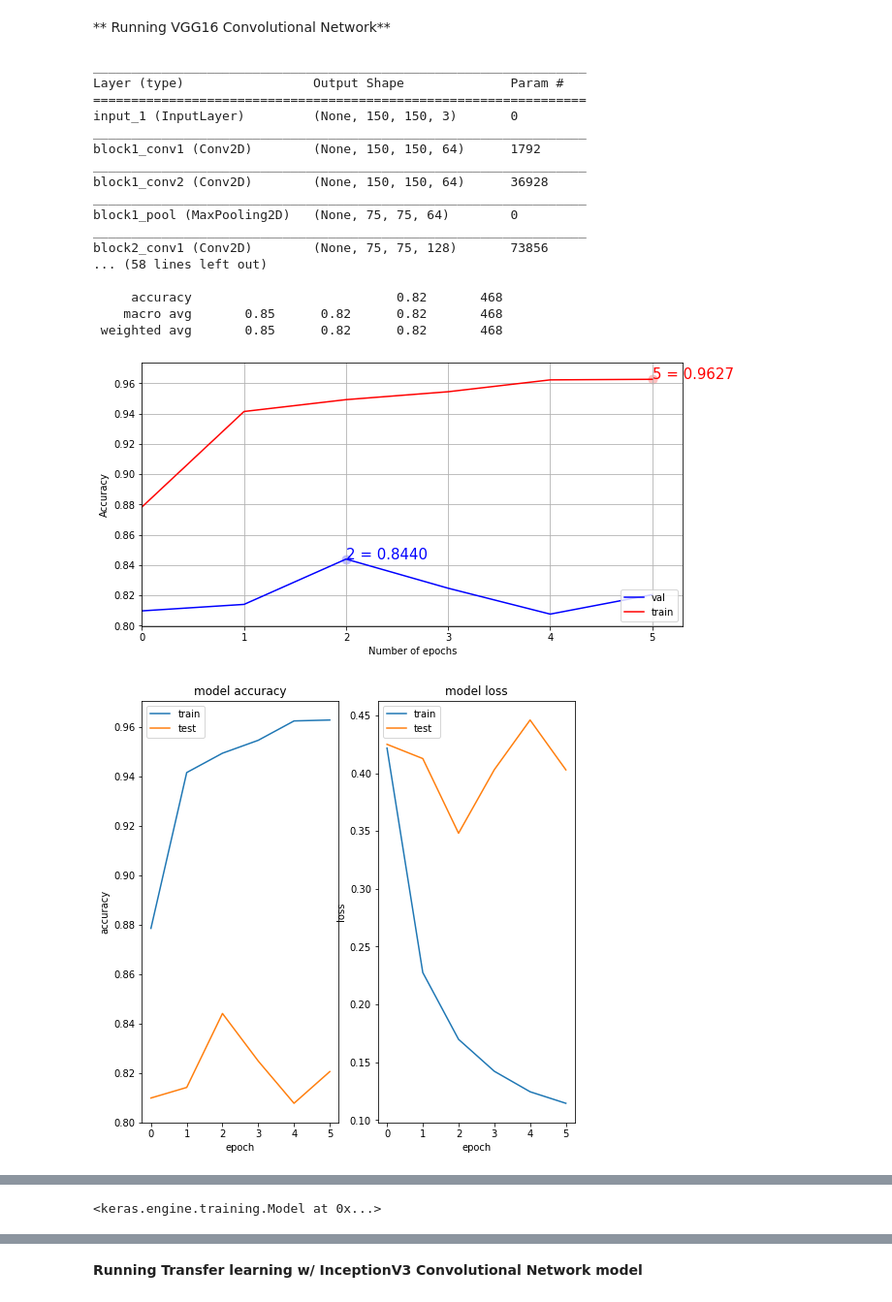
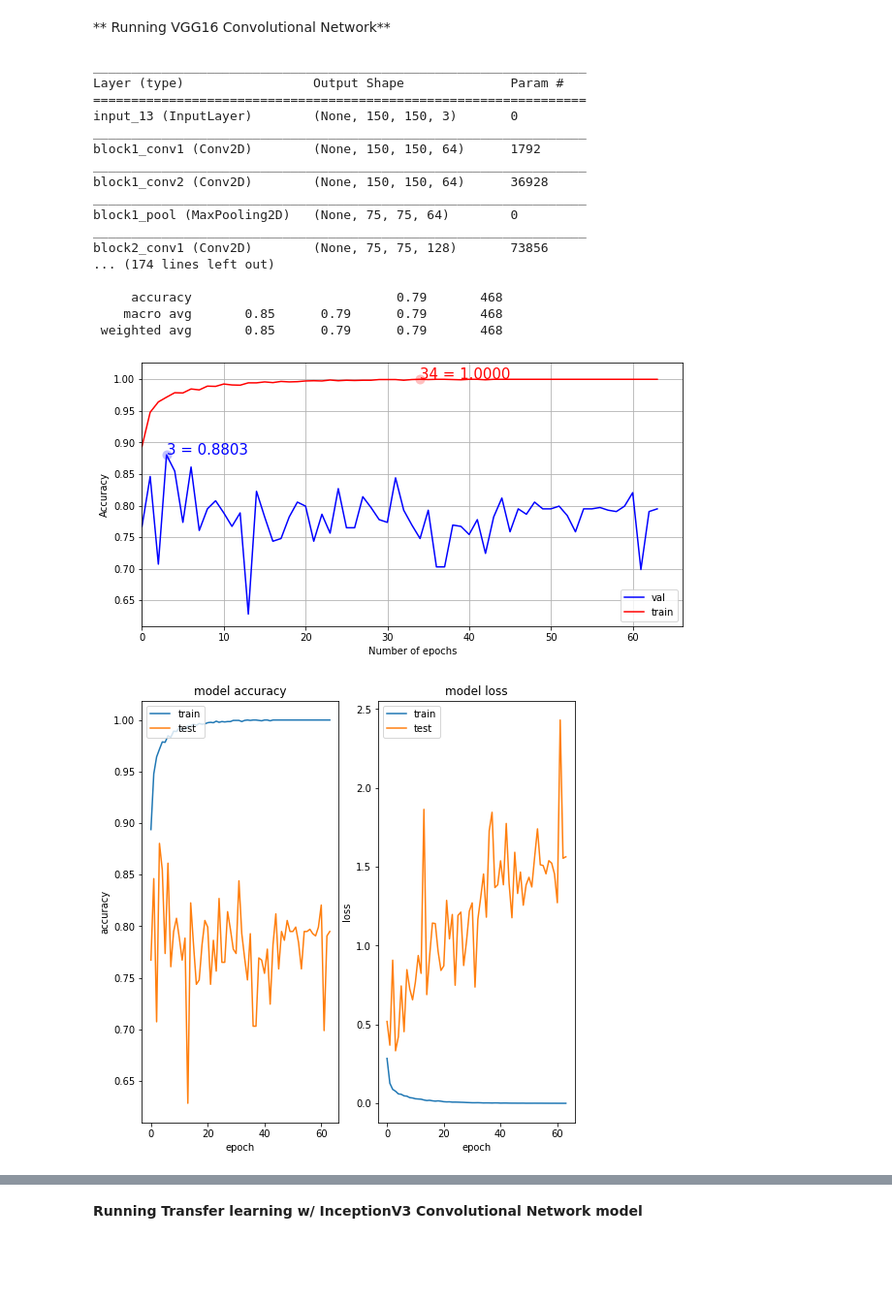
Before and after one commit to borodark/ie7860, a Jupyter notebook: New Version.ipynb, the cells around one changed output, grey strips where cells are left out. Shown at 97% size. Saved outputs shown, nothing was run; the diff lists cells and outputs as text; code cells hidden in the pictures; blank space fills up the shorter version.

Commit message:
pictures, 700~ lines FAHRENHEIT451.txt

```diff
--- a/New Version.ipynb
+++ b/New Version.ipynb
@@ -59,8 +58,8 @@ import cv2
 # %% [markdown]
 #Load the data#
 # %%
-train_dir = "C:/Users/Ken/Desktop/Final project/train/"
-test_dir =  "C:/Users/Ken/Desktop/Final project/test/"
+train_dir = "data/chest_xray/train/"
+test_dir =  "data/chest_xray/test/"
 def get_data(folder):
     X = []
     y = []
@@ -83,8 +82,20 @@ def get_data(folder):
     X = np.asarray(X)
     y = np.asarray(y)
     return X,y
-X_train, y_train = get_data(train_dir)
-X_test, y_test= get_data(test_dir)
+
+if os.path.isfile("X_train.npz") and os.access("X_train.npz", os.R_OK) and \
+    os.path.isfile("y_train.npz") and os.access("y_train.npz", os.R_OK) and  \
+    os.path.isfile("X_test.npz") and os.access("X_test.npz", os.R_OK) and \
+    os.path.isfile("y_test.npz") and os.access("y_test.npz", os.R_OK):
+    print("File exists and is readable")
+    ## load data of converted images from NPZ
+    X_train = np.load('X_train.npz')['arr_0']
+    y_train = np.load('y_train.npz')['arr_0']
+    X_test = np.load('X_test.npz')['arr_0']
+    y_test = np.load('y_test.npz')['arr_0']
+else:
+    X_train, y_train = get_data(train_dir)
+    X_test, y_test= get_data(test_dir)
 # Encode labels to hot vectors (ex : 2 -> [0,0,1,0,0,0,0,0,0,0])
 from keras.utils.np_utils import to_categorical
 y_trainHot = to_categorical(y_train, num_classes = 2)
@@ -159,7 +172,7 @@ class MetricsCheckpoint(Callback):
 
 def plotKerasLearningCurve():
     plt.figure(figsize=(10,5))
-    metrics = np.load('logs.npy')[()]
+    metrics = np.load('logs.npy',allow_pickle=True)[()]
     filt = ['acc'] # try to add 'loss' to see the loss learning curve
     for k in filter(lambda x : np.any([kk in x for kk in filt]), metrics.keys()):
         l = np.array(metrics[k])
@@ -234,15 +247,15 @@ map_characters1 = {0: 'No Pneumonia', 1: 'Yes Pneumonia'}
 
 class_weight1 = class_weight.compute_class_weight('balanced', np.unique(y_train), y_train)
 
-weight_path1 = 'vgg16_weights_tf_dim_ordering_tf_kernels_notop.h5'
+weight_path1 = 'keras-pretrained-models/vgg16_weights_tf_dim_ordering_tf_kernels_notop.h5'
 
-weight_path2 = 'inception_v3_weights_tf_dim_ordering_tf_kernels_notop.h5'
+weight_path2 = 'keras-pretrained-models/inception_v3_weights_tf_dim_ordering_tf_kernels_notop.h5'
 
 pretrained_model_1 = VGG16(weights = weight_path1, include_top=False, input_shape=(150, 150, 3))
 
 pretrained_model_2 = InceptionV3(weights = weight_path2, include_top=False, input_shape=(150, 150, 3))
 
-optimizer1 = keras.optimizers.RMSprop(lr=0.0001)
+optimizer1 = keras.optimizers.RMSprop(lr=0.001)
 
 def pretrainedNetwork(xtrain,ytrain,xtest,ytest,pretrainedmodel,pretrainedweights,classweight,numclasses,numepochs,optimizer,labels):
     base_model = pretrained_model_1 # Topless
@@ -275,4 +288,4 @@ def pretrainedNetwork(xtrain,ytrain,xtest,ytest,pretrainedmodel,pretrainedweight
     plt.show()
     plot_confusion_matrix(confusion_mtx, classes = list(labels.values()))
     plt.show()
-    return model
+    return model,history
@@ -340,24 +337,24 @@ New Class Weights:  [1. 1.]
 ** Running VGG16 Convolutional Network**
 # %%
 
-pretrainedNetwork(X_trainRosReshaped, Y_trainRosHot, X_testRosReshaped, Y_testRosHot,pretrained_model_1,weight_path1,class_weight2,2,6,optimizer1,map_characters1)
+model, history = pretrainedNetwork(X_trainRosReshaped, Y_trainRosHot, X_testRosReshaped, Y_testRosHot,pretrained_model_1,weight_path1,class_weight2,2,64,optimizer1,map_characters1)
 # %% [output]
 _________________________________________________________________
 Layer (type)                 Output Shape              Param #
 =================================================================
-input_1 (InputLayer)         (None, 150, 150, 3)       0
+input_13 (InputLayer)        (None, 150, 150, 3)       0
 _________________________________________________________________
 block1_conv1 (Conv2D)        (None, 150, 150, 64)      1792
 _________________________________________________________________
 block1_conv2 (Conv2D)        (None, 150, 150, 64)      36928
 _________________________________________________________________
 block1_pool (MaxPooling2D)   (None, 75, 75, 64)        0
 _________________________________________________________________
 block2_conv1 (Conv2D)        (None, 75, 75, 128)       73856
-... (58 lines left out)
+... (174 lines left out)
 
-     accuracy                           0.82       468
-    macro avg       0.85      0.82      0.82       468
- weighted avg       0.85      0.82      0.82       468
+     accuracy                           0.79       468
+    macro avg       0.85      0.79      0.79       468
+ weighted avg       0.85      0.79      0.79       468
-[figure, old version]
+[figure, new version]
-[figure, old version]
+[figure, new version]
@@ -365 +361,0 @@ block2_conv1 (Conv2D)        (None, 75, 75, 128)       73856
-<keras.engine.training.Model at 0x...>
```
Also changed, not shown: parts of 8 cells of this notebook, 9 other files.
